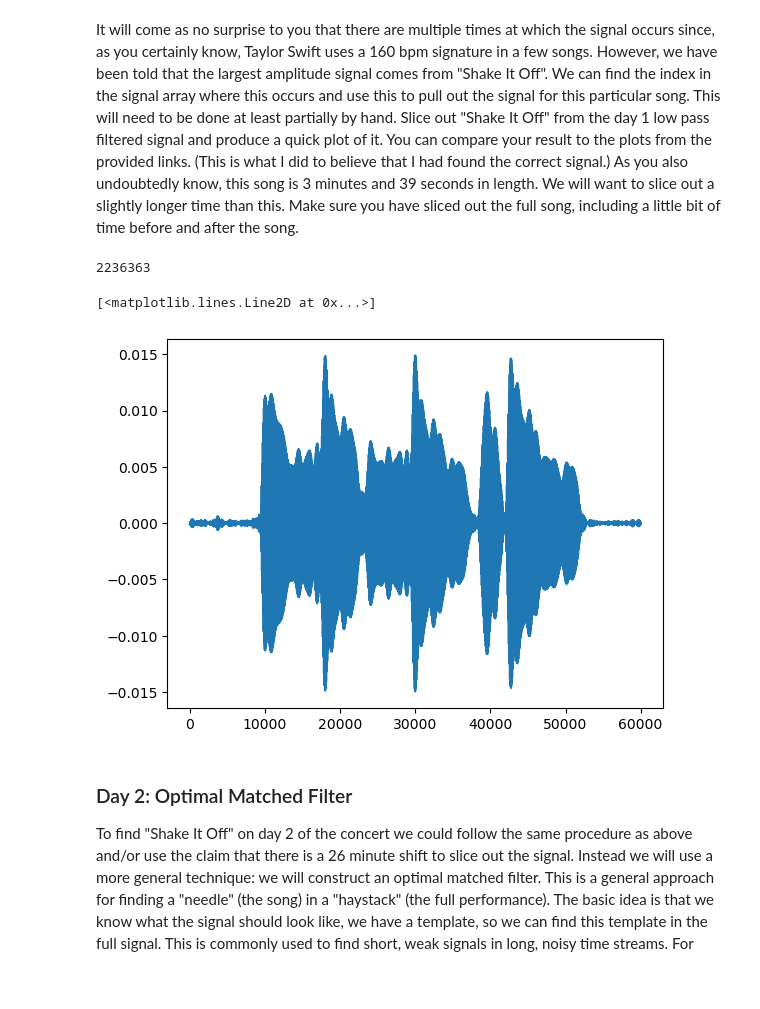
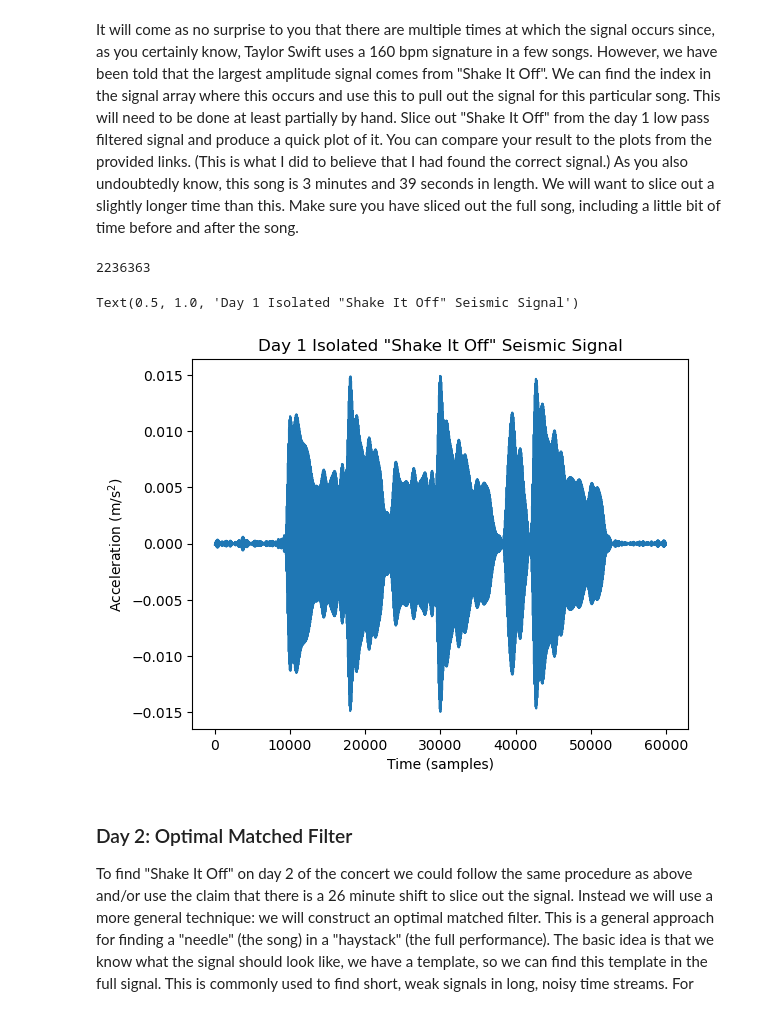
Before and after one commit to SerenaLynas/p250-spring-2026, a Jupyter notebook: labs/Lab10.ipynb, the cells around one changed output. Cells and saved outputs as stored; diff of their text form; code cells hidden in the pictures; blank space fills up the shorter version.

```diff
--- a/labs/Lab10.ipynb
+++ b/labs/Lab10.ipynb
@@ -280,16 +309,19 @@ Make sure you have sliced out the full song, including a little bit of time befo
 # %%
 print(np.argmax(np.abs(sq1_band_pass)))
 
 song_len = 5*60*fs
 
 sq_start = 2236363-song_len//2
 sq_end = 2236363+song_len//2
 shake_it_off_from_band_pass = sq1_band_pass[sq_start:sq_end]
 plt.plot(shake_it_off_from_band_pass)
+plt.xlabel("Time (samples)")
+plt.ylabel("Acceleration (m/s$^2$)")
+plt.title('Day 1 Isolated "Shake It Off" Seismic Signal')
 # %% [output]
 2236363
-[<matplotlib.lines.Line2D at 0x...>]
+Text(0.5, 1.0, 'Day 1 Isolated "Shake It Off" Seismic Signal')
-[figure, old version]
+[figure, new version]
 # %% [markdown]
 ### Day 2: Optimal Matched Filter
 
```
Also changed, not shown: parts of 7 cells of this notebook.
